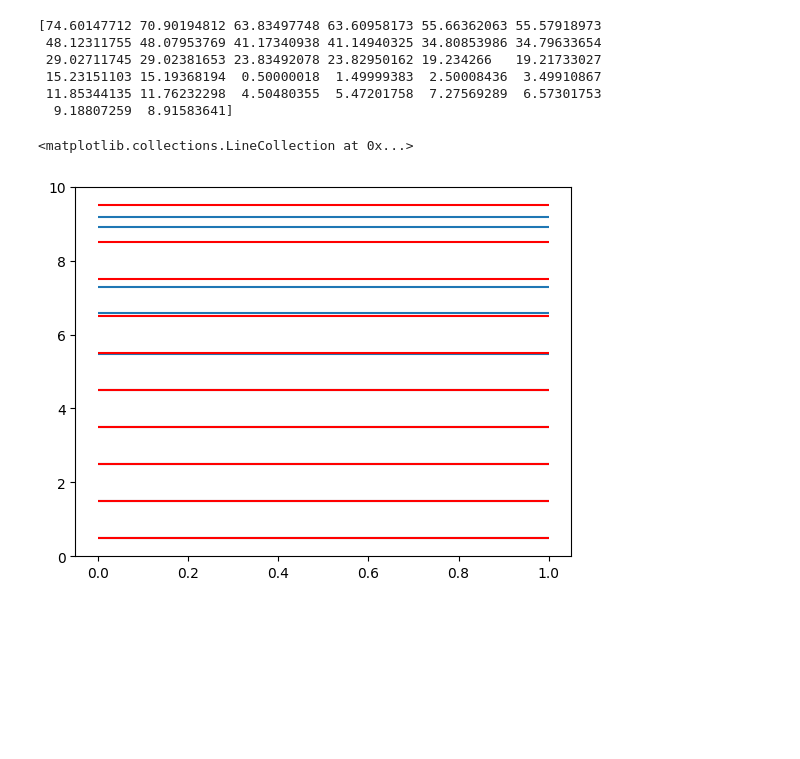
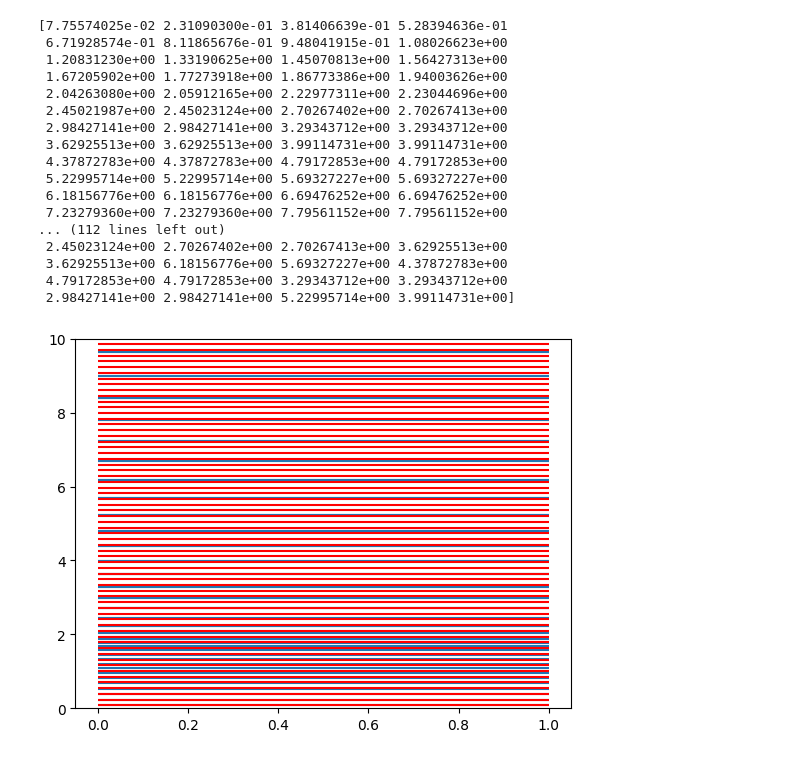
Before and after one commit to clemo1234/numerical_methods, a Jupyter notebook: Homeworks/HW3/research_evolution_bounds.ipynb, the cells around one changed output. Drawn from its saved outputs; the diff is of its cells as text; code cells hidden in the pictures; blank space fills up the shorter version.

```diff
--- a/Homeworks/HW3/research_evolution_bounds.ipynb
+++ b/Homeworks/HW3/research_evolution_bounds.ipynb
@@ -4,9 +4,17 @@ import matplotlib.pyplot as plt
 
 x_max = 4
 
-n_q = 5
+n_q = 8
 
 N = 2**n_q
+
+g = 1
+beta_p = 1
+beta_x = 1
+
+x_max_op = g * ((N-1)/2) * np.sqrt(beta_p/beta_x) * np.sqrt(2 * np.pi / N)
+
+x_max = x_max_op
 
 j_array = np.arange(0, N)
 
@@ -28,41 +36,78 @@ omega = np.exp(-1j * 2 * np.pi / N)
 
 ft = np.zeros((N,N), np.complex64)
 
 for i in range(N):
     for j in range(N):
         #print(j+i)
         ft[i][j] = (1/np.sqrt(N)) * omega**(i*j)
 
 
 ft_dag = np.conjugate(ft.T)
 
 p_op = ft_dag @ p_diag @ ft
 
-g = 1
-beta_p = 1
-beta_x = 1
 
 H = (g**2 * beta_p**2 )/2 * (p_op @ p_op) + beta_x**2 / (2* g**2) * (x_op @ x_op)
 
+H_p = (g**2 * beta_p**2 )/2 * (p_op @ p_op)
+
+d1 = np.diag(np.ones(N-1)*-1, k=-1) + np.diag(np.ones(N-1)*-1, k=1) + np.diag(np.ones(N)*2)
+d2 = np.zeros((N,N))
+d2[N-1][0] = -1
+d2[0][N-1] = -1
+
+p2 = d1 + d2
+
+H_p = (g**2 * beta_p**2 )/2 * p2
+
+H = (g**2 * beta_p**2 )/2 * p2 + beta_x**2 / (2* g**2) * (x_op @ x_op)
+
+H_x =  beta_x**2 / (2* g**2) * (x_op @ x_op)
+
 eig_val, eig_vecs = np.linalg.eig(H)
 
+sort_key = np.argsort(eig_val)
+
+sorted_eigen_vecs = eig_vecs[sort_key]
+print(eig_val[sort_key])
 energies = np.real(eig_val)
 
 plt.hlines(energies,0, 1)
 
 plt.ylim(0,10)
 
 real_energies = (np.min(energies)*2) * (j_array + 1/2)
 
 print(energies)
 
 plt.hlines(real_energies, 0, 1, color="red")
+
+
+def proj_op(n_truc):
+
+    proj = np.zeros((N, N), dtype = np.complex128)
+    print(proj)
+    for E_n in range(n_truc):
+
+        proj = proj + np.outer(sorted_eigen_vecs[E_n], sorted_eigen_vecs[E_n])
+
+    return proj
 # %% [output]
-[74.60147712 70.90194812 63.83497748 63.60958173 55.66362063 55.57918973
- 48.12311755 48.07953769 41.17340938 41.14940325 34.80853986 34.79633654
- 29.02711745 29.02381653 23.83492078 23.82950162 19.234266   19.21733027
- 15.23151103 15.19368194  0.50000018  1.49999383  2.50008436  3.49910867
- 11.85344135 11.76232298  4.50480355  5.47201758  7.27569289  6.57301753
-  9.18807259  8.91583641]
+[7.75574025e-02 2.31090300e-01 3.81406639e-01 5.28394636e-01
+ 6.71928574e-01 8.11865676e-01 9.48041915e-01 1.08026623e+00
+ 1.20831230e+00 1.33190625e+00 1.45070813e+00 1.56427313e+00
+ 1.67205902e+00 1.77273918e+00 1.86773386e+00 1.94003626e+00
+ 2.04263080e+00 2.05912165e+00 2.22977311e+00 2.23044696e+00
+ 2.45021987e+00 2.45023124e+00 2.70267402e+00 2.70267413e+00
+ 2.98427141e+00 2.98427141e+00 3.29343712e+00 3.29343712e+00
+ 3.62925513e+00 3.62925513e+00 3.99114731e+00 3.99114731e+00
+ 4.37872783e+00 4.37872783e+00 4.79172853e+00 4.79172853e+00
+ 5.22995714e+00 5.22995714e+00 5.69327227e+00 5.69327227e+00
+ 6.18156776e+00 6.18156776e+00 6.69476252e+00 6.69476252e+00
+ 7.23279360e+00 7.23279360e+00 7.79561152e+00 7.79561152e+00
+... (112 lines left out)
+ 2.45023124e+00 2.70267402e+00 2.70267413e+00 3.62925513e+00
+ 3.62925513e+00 6.18156776e+00 5.69327227e+00 4.37872783e+00
+ 4.79172853e+00 4.79172853e+00 3.29343712e+00 3.29343712e+00
+ 2.98427141e+00 2.98427141e+00 5.22995714e+00 3.99114731e+00]
-<matplotlib.collections.LineCollection at 0x...>
-[figure, old version]
+[figure, new version]
```
Also changed, not shown: parts of 3 cells of this notebook, 7 other files.
